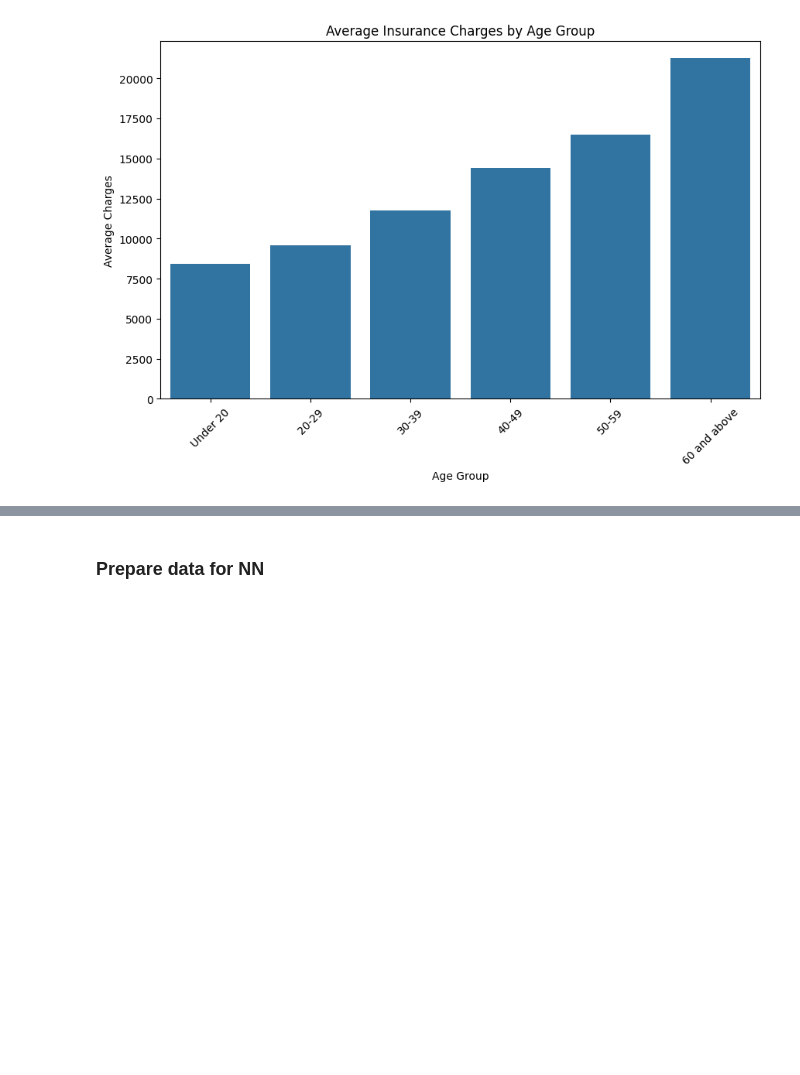
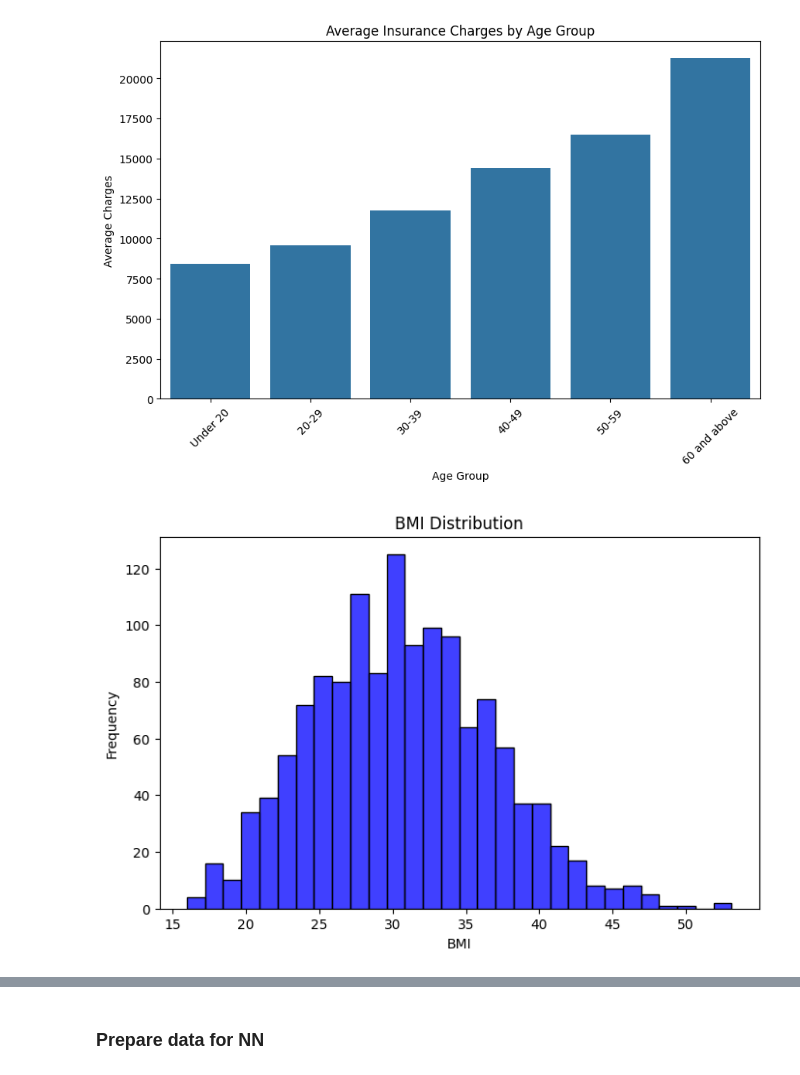
Before and after one commit to SaloWi/cas_mod4, a Jupyter notebook: M6_Project.ipynb, the cells around one changed output, grey strips where cells are left out. Drawn from its saved outputs; the diff is of its cells as text; code cells hidden in the pictures; blank space fills up the shorter version.

```diff
--- a/M6_Project.ipynb
+++ b/M6_Project.ipynb
@@ -157,6 +157,15 @@ plt.xticks(rotation=45)
 plt.show()
 # %% [output]
 [figure]
+# %%
+plt.figure(figsize=(8, 5))
+sns.histplot(data['bmi'], bins=30, kde=False, color='blue')
+plt.xlabel("BMI")
+plt.ylabel("Frequency")
+plt.title("BMI Distribution")
+plt.show()
+# %% [output]
+[figure, added]
 # %%
 # Plot the average insurance charges per age group
 def bmi_group(bmi):
```
Also changed, not shown: parts of 9 cells of this notebook.
